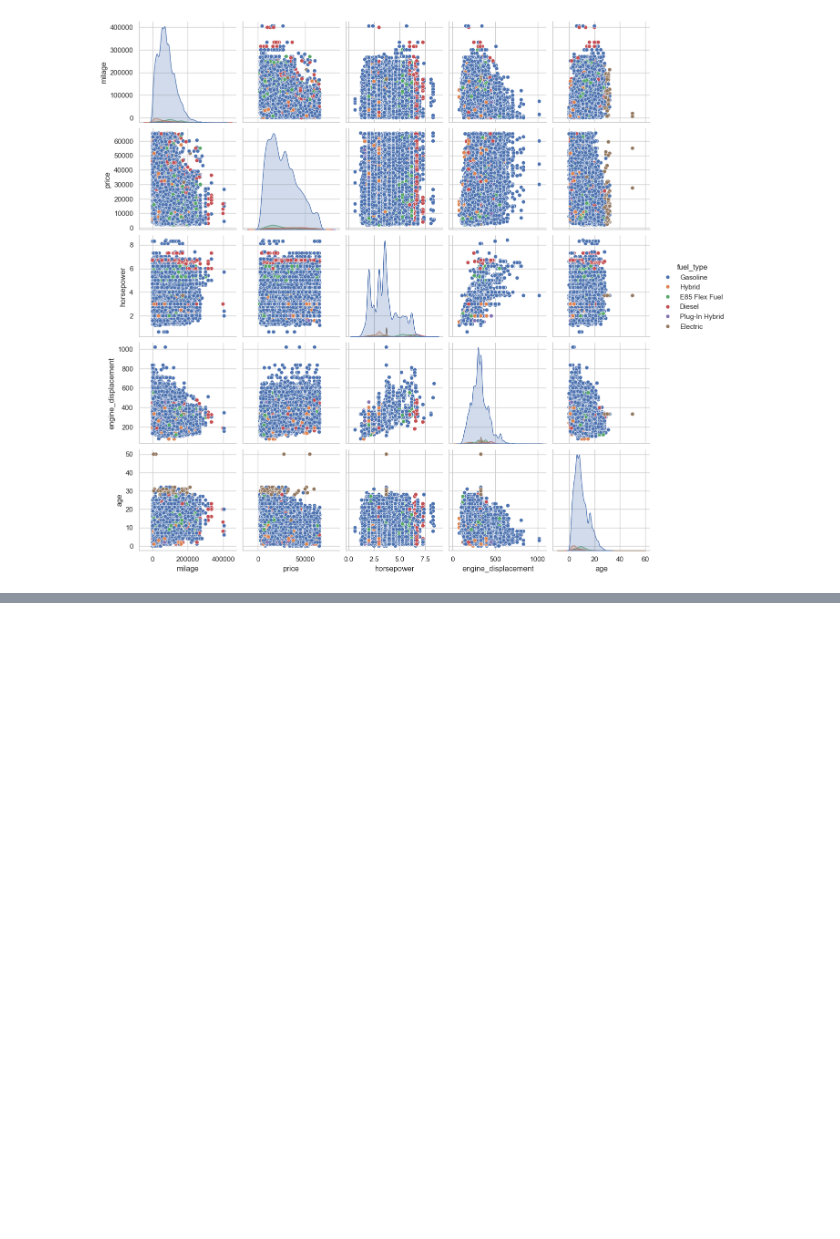
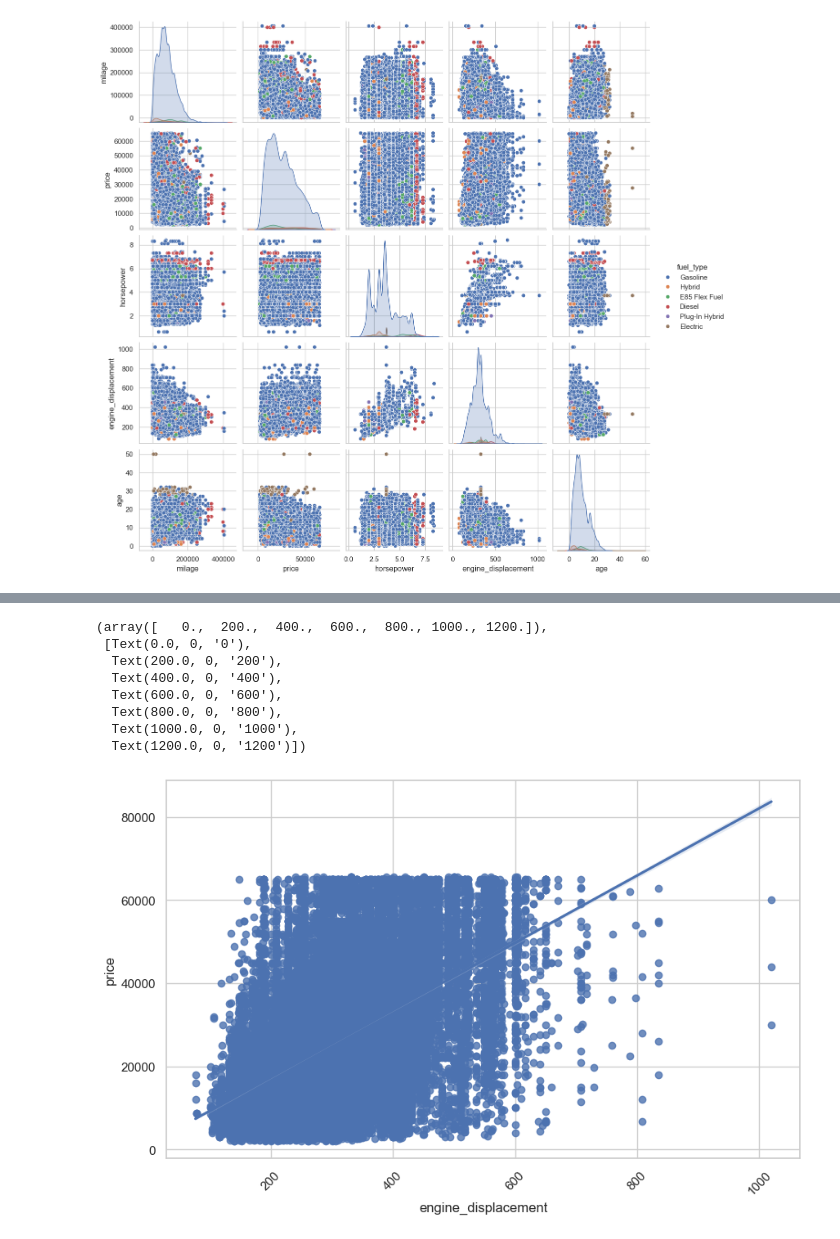
Before and after one commit to othnielche/KaggleX-Skill-Assessment-Challenge-2024, a Jupyter notebook: KaggleX challenge.ipynb, the cells around one changed output, grey strips where cells are left out. Saved outputs shown, nothing was run; the diff lists cells and outputs as text; code cells hidden in the pictures; blank space fills up the shorter version.

```diff
--- a/KaggleX challenge.ipynb
+++ b/KaggleX challenge.ipynb
@@ -592,0 +612,15 @@ plt.xticks(rotation=45)
+# %%
+# Scatterplot of engine_displacement vs price
+plt.figure(figsize=(10, 6))
+sns.regplot(x='engine_displacement', y = 'price', data = train_data)
+plt.xticks(rotation=45)
+# %% [output]
+(array([   0.,  200.,  400.,  600.,  800., 1000., 1200.]),
+ [Text(0.0, 0, '0'),
+  Text(200.0, 0, '200'),
+  Text(400.0, 0, '400'),
+  Text(600.0, 0, '600'),
+  Text(800.0, 0, '800'),
+  Text(1000.0, 0, '1000'),
+  Text(1200.0, 0, '1200')])
+[figure, added]
```
Also changed, not shown: parts of 18 cells of this notebook.
